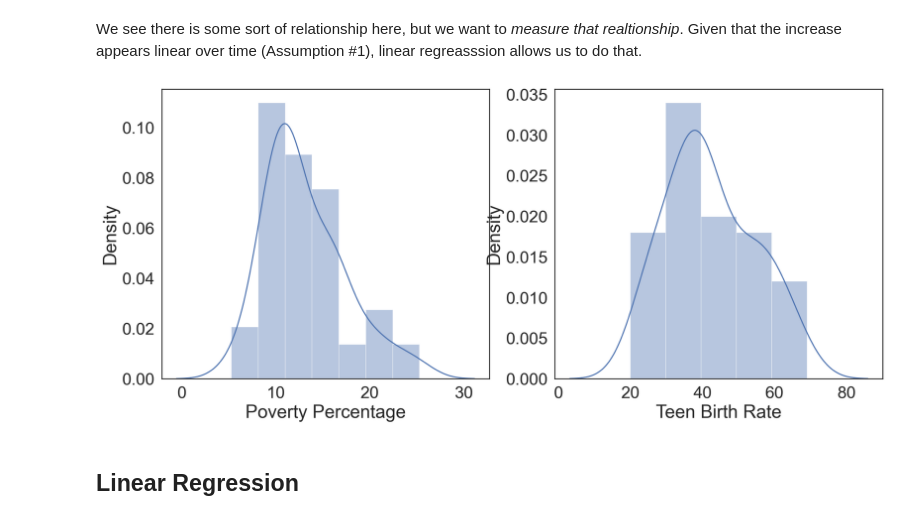
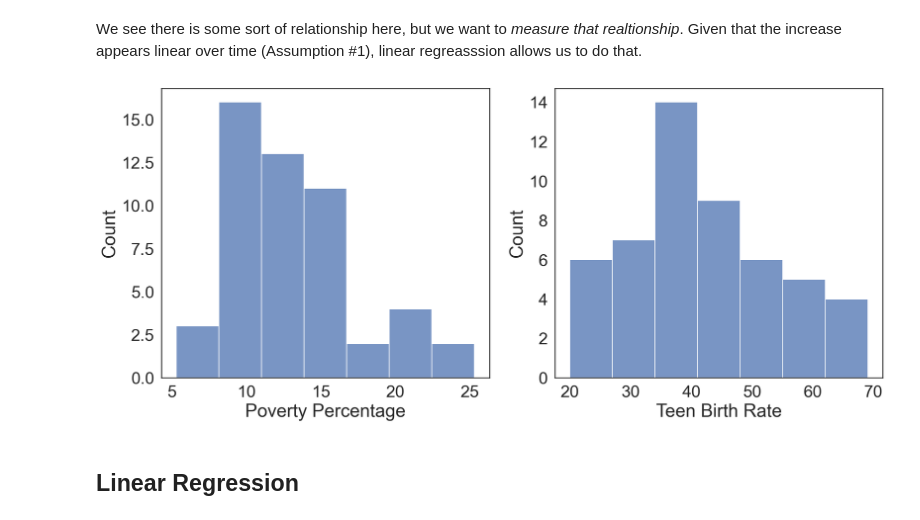
Before and after one commit to COGS108/Lectures-Ellis, a Jupyter notebook: 06_inference/06_12_inference.ipynb, the cells around one changed output. Cells and saved outputs as stored; diff of their text form; code cells hidden in the pictures.

```diff
--- a/06_inference/06_12_inference.ipynb
+++ b/06_inference/06_12_inference.ipynb
@@ -98,14 +89,14 @@ plt.ylabel('Teen Birth Rate');
 We see there is some sort of relationship here, but we want to *measure that realtionship*. Given that the increase appears linear over time (Assumption #1), linear regreasssion allows us to do that.
 # %%
 plt.subplot(1, 2, 1)
-sns.distplot(df['PovPct'])
+sns.histplot(df['PovPct'])
 plt.xlabel('Poverty Percentage')
 
 plt.subplot(1, 2, 2)
-sns.distplot(df['TeenBrth'])
+sns.histplot(df['TeenBrth'])
 plt.xlabel('Teen Birth Rate');
 # %% [output]
-[figure, old version]
+[figure, new version]
 # %% [markdown]
 ## Linear Regression
 # %% [markdown]
```
Also changed, not shown: parts of 15 cells of this notebook.
